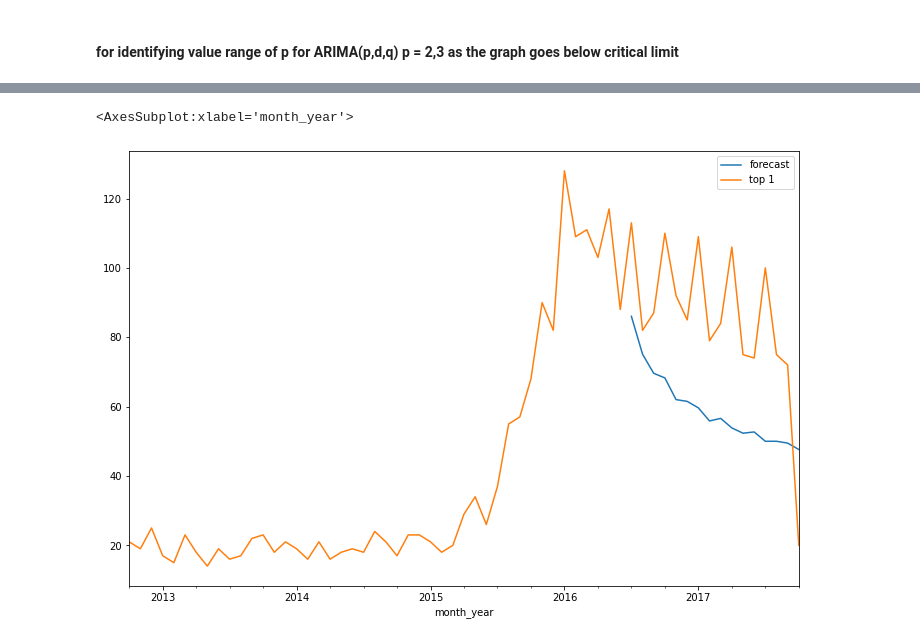
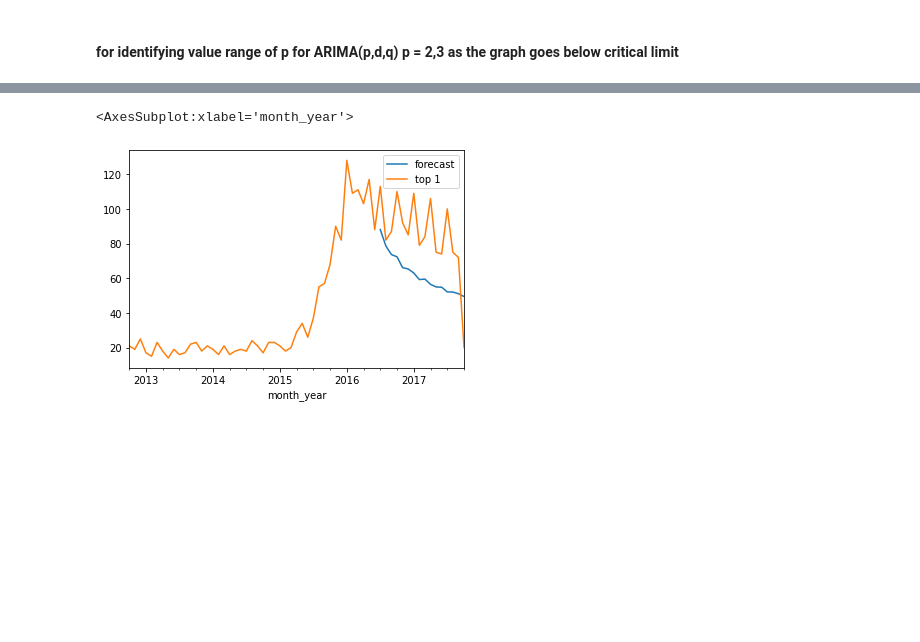
Before and after one commit to akib1162100/data_science_challenge, a Jupyter notebook: DS_challenge.ipynb, the cells around one changed output, grey strips where cells are left out. Drawn from its saved outputs; the diff is of its cells as text; code cells hidden in the pictures; blank space fills up the shorter version.

```diff
--- a/DS_challenge.ipynb
+++ b/DS_challenge.ipynb
@@ -871,10 +777,10 @@ SARIMAX Results
 Warnings:
 [1] Covariance matrix calculated using the outer product of gradients (complex-step).
 # %%
-analysis_model1 = analysis1
+analysis_model1 = analysis1.copy()
 analysis_model1['forecast'] = model_top1_fit.predict(start=45,end=61,dynamic=True)
-analysis_model1[['forecast','top 1']].plot(figsize=(12,8))
+analysis_model1[['forecast','top 1']].plot()
 # %% [output]
 <AxesSubplot:xlabel='month_year'>
-[figure, old version]
+[figure, new version]
 # %%
```
Also changed, not shown: parts of 77 cells of this notebook, 2 other files.
